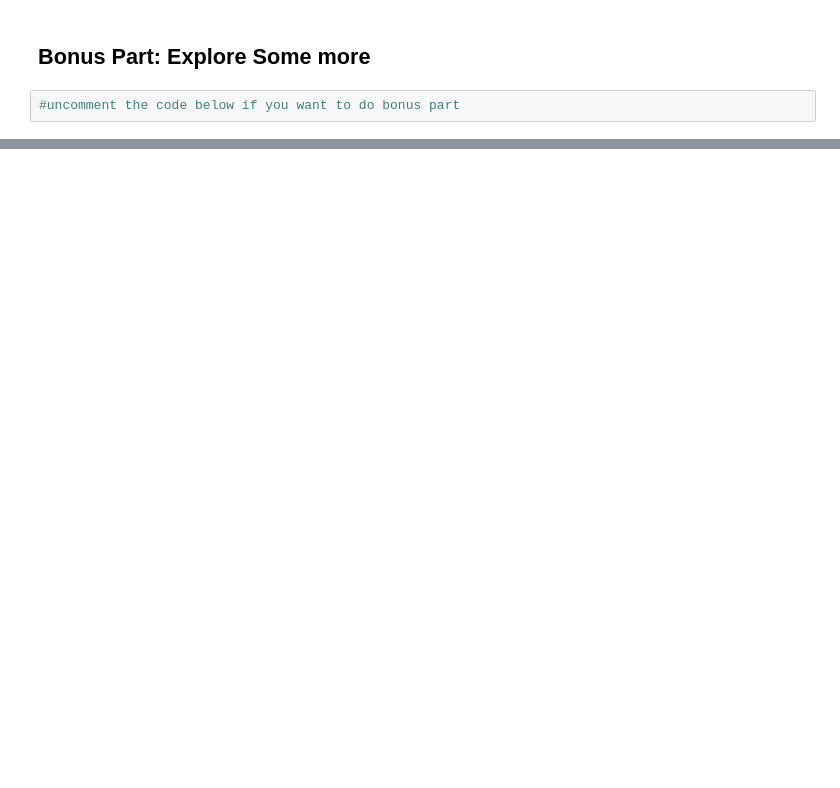
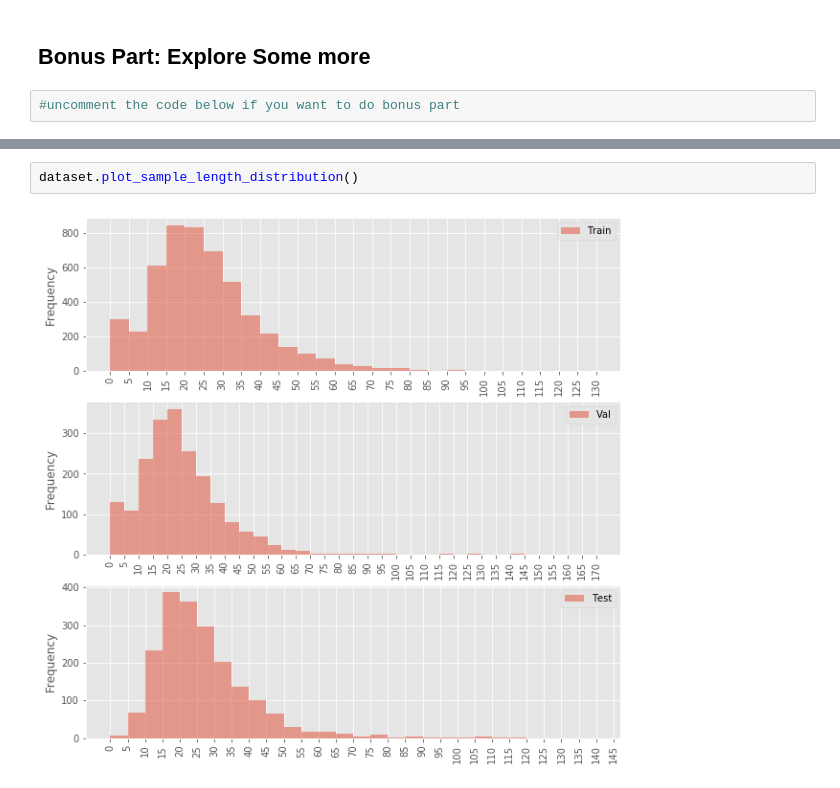
Before and after one commit to zarzouram/lt2316-h20-aa, a Jupyter notebook: run.ipynb, the cells around one changed output, grey strips where cells are left out. Drawn from its saved outputs; the diff is of its cells as text; blank space fills up the shorter version.

```diff
--- a/run.ipynb
+++ b/run.ipynb
@@ -50,0 +146,4 @@ train_X, val_X, test_X = check_output(extract_features(
+# %%
+dataset.plot_sample_length_distribution()
+# %% [output]
+[figure, added]
```
Also changed, not shown: parts of 18 cells of this notebook, 9 other files.
